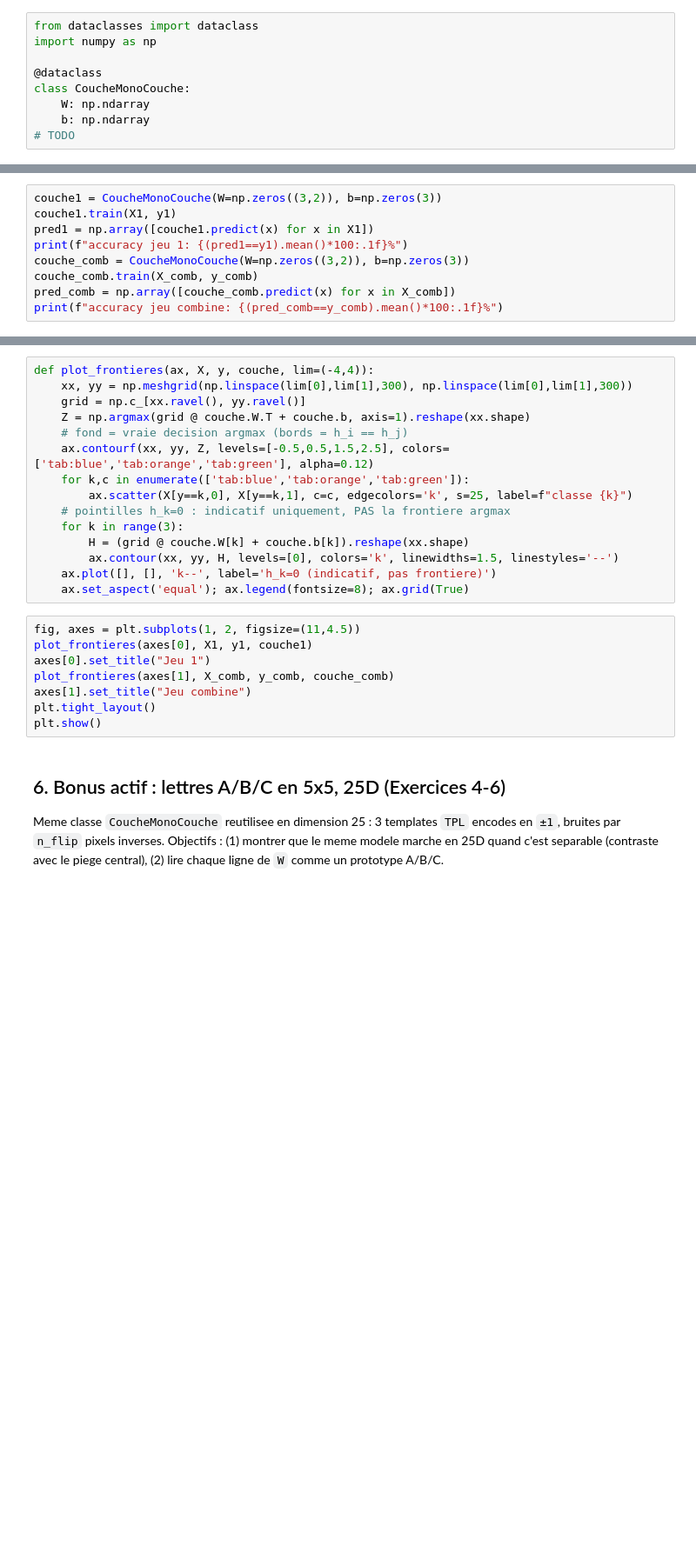
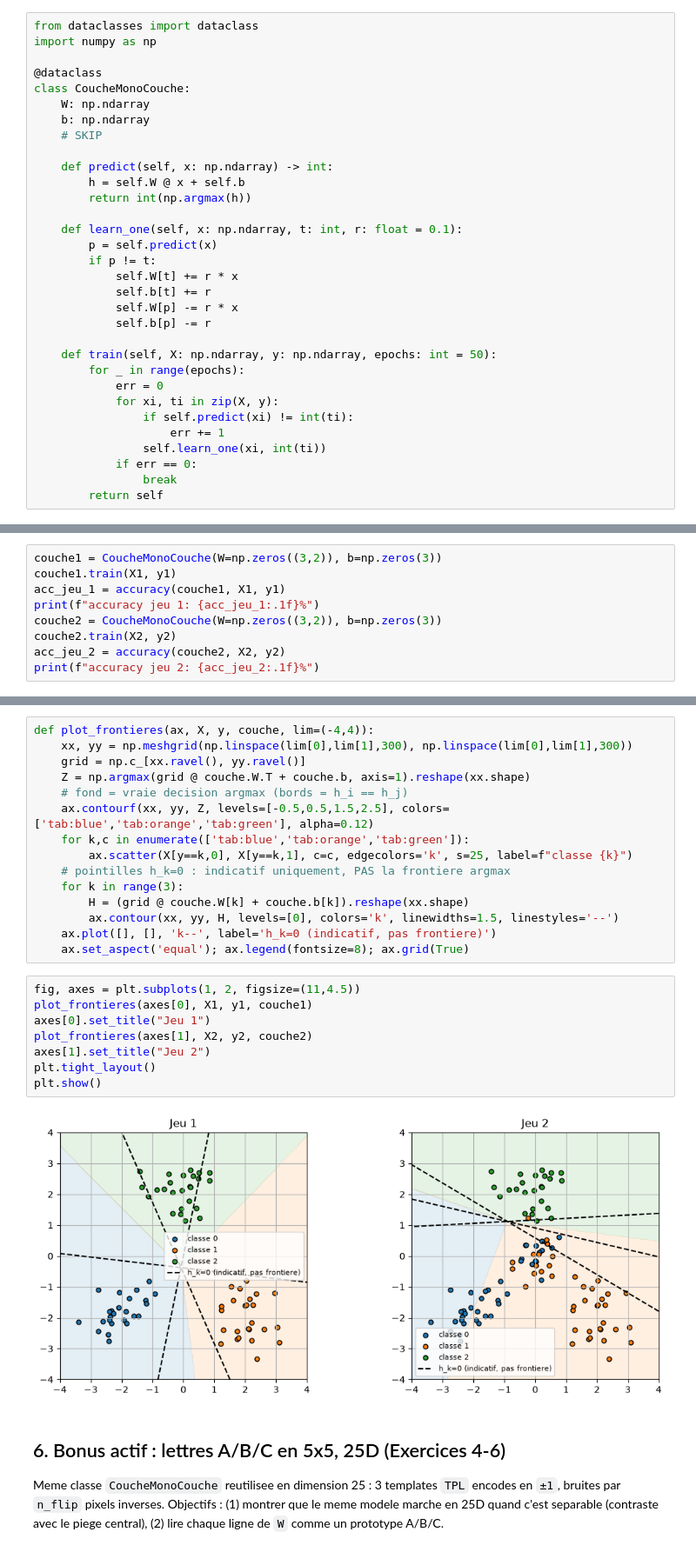
Before and after one commit to sapristi/cours_ml, a Jupyter notebook: td_02_mono_couche/mono_couche.ipynb, the cells around one changed output, grey strips where cells are left out. Shown at 87% size. Drawn from its saved outputs; the diff is of its cells as text; blank space fills up the shorter version.

```diff
--- a/td_02_mono_couche/mono_couche.ipynb
+++ b/td_02_mono_couche/mono_couche.ipynb
@@ -72,5 +70,28 @@ import numpy as np
 class CoucheMonoCouche:
     W: np.ndarray
     b: np.ndarray
-# TODO
+    # SKIP
+
+    def predict(self, x: np.ndarray) -> int:
+        h = self.W @ x + self.b
+        return int(np.argmax(h))
+
+    def learn_one(self, x: np.ndarray, t: int, r: float = 0.1):
+        p = self.predict(x)
+        if p != t:
+            self.W[t] += r * x
+            self.b[t] += r
+            self.W[p] -= r * x
+            self.b[p] -= r
+
+    def train(self, X: np.ndarray, y: np.ndarray, epochs: int = 50):
+        for _ in range(epochs):
+            err = 0
+            for xi, ti in zip(X, y):
+                if self.predict(xi) != int(ti):
+                    err += 1
+                self.learn_one(xi, int(ti))
+            if err == 0:
+                break
+        return self
 # %% [markdown]
@@ -79,9 +108,9 @@ Deux couches identiques (Exercices 2-3) : `couche1` sur `X1`, `couche_comb` sur
 # %%
 couche1 = CoucheMonoCouche(W=np.zeros((3,2)), b=np.zeros(3))
 couche1.train(X1, y1)
-pred1 = np.array([couche1.predict(x) for x in X1])
-print(f"accuracy jeu 1: {(pred1==y1).mean()*100:.1f}%")
-couche_comb = CoucheMonoCouche(W=np.zeros((3,2)), b=np.zeros(3))
-couche_comb.train(X_comb, y_comb)
-pred_comb = np.array([couche_comb.predict(x) for x in X_comb])
-print(f"accuracy jeu combine: {(pred_comb==y_comb).mean()*100:.1f}%")
+acc_jeu_1 = accuracy(couche1, X1, y1)
+print(f"accuracy jeu 1: {acc_jeu_1:.1f}%")
+couche2 = CoucheMonoCouche(W=np.zeros((3,2)), b=np.zeros(3))
+couche2.train(X2, y2)
+acc_jeu_2 = accuracy(couche2, X2, y2)
+print(f"accuracy jeu 2: {acc_jeu_2:.1f}%")
@@ -113,11 +144,13 @@ def plot_frontieres(ax, X, y, couche, lim=(-4,4)):
 # %%
 fig, axes = plt.subplots(1, 2, figsize=(11,4.5))
 plot_frontieres(axes[0], X1, y1, couche1)
 axes[0].set_title("Jeu 1")
-plot_frontieres(axes[1], X_comb, y_comb, couche_comb)
-axes[1].set_title("Jeu combine")
+plot_frontieres(axes[1], X2, y2, couche2)
+axes[1].set_title("Jeu 2")
 plt.tight_layout()
 plt.show()
+# %% [output]
+[figure, added]
 # %% [markdown]
 ## 6. Bonus actif : lettres A/B/C en 5x5, 25D (Exercices 4-6)
 Meme classe `CoucheMonoCouche` reutilisee en dimension 25 : 3 templates `TPL` encodes en `±1`, bruites par `n_flip` pixels inverses.
```
Also changed, not shown: parts of 24 cells of this notebook, 22 other files.
